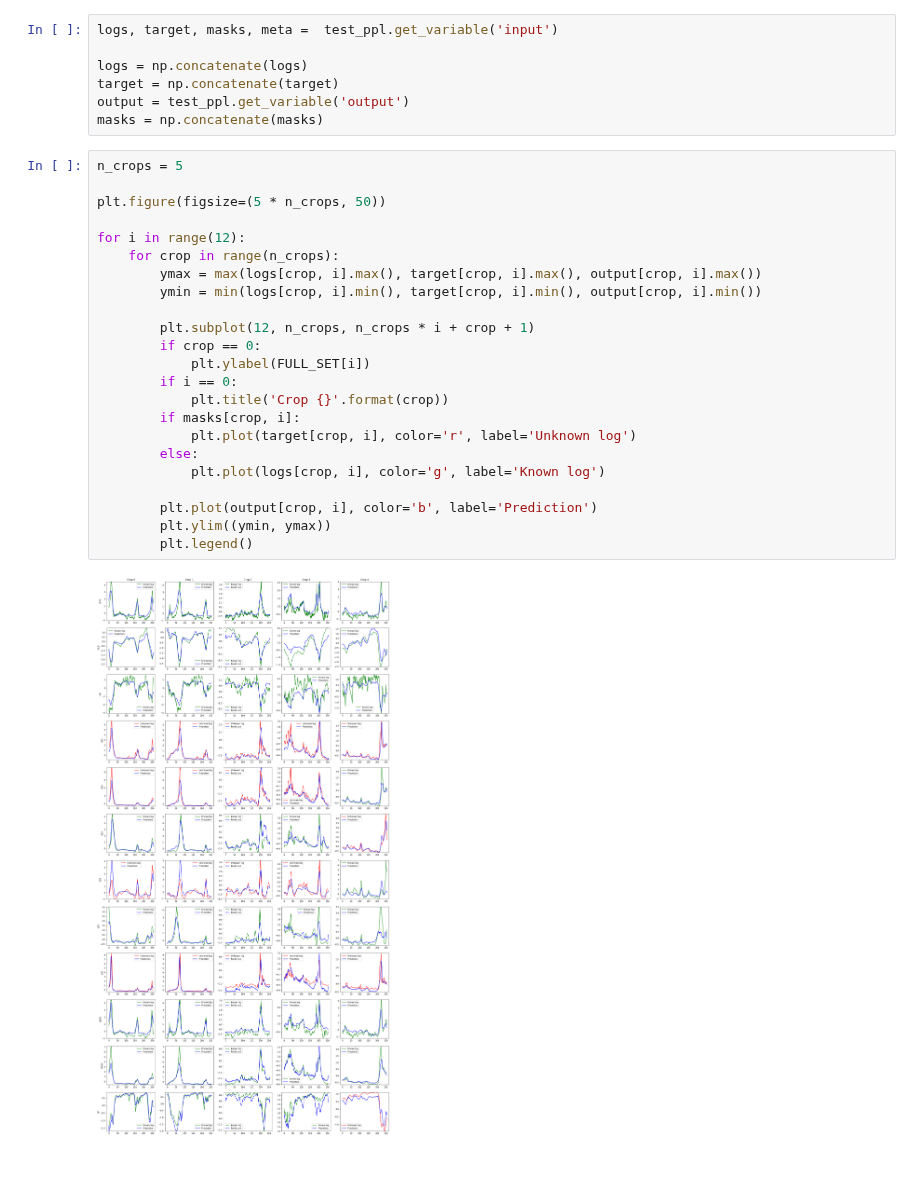
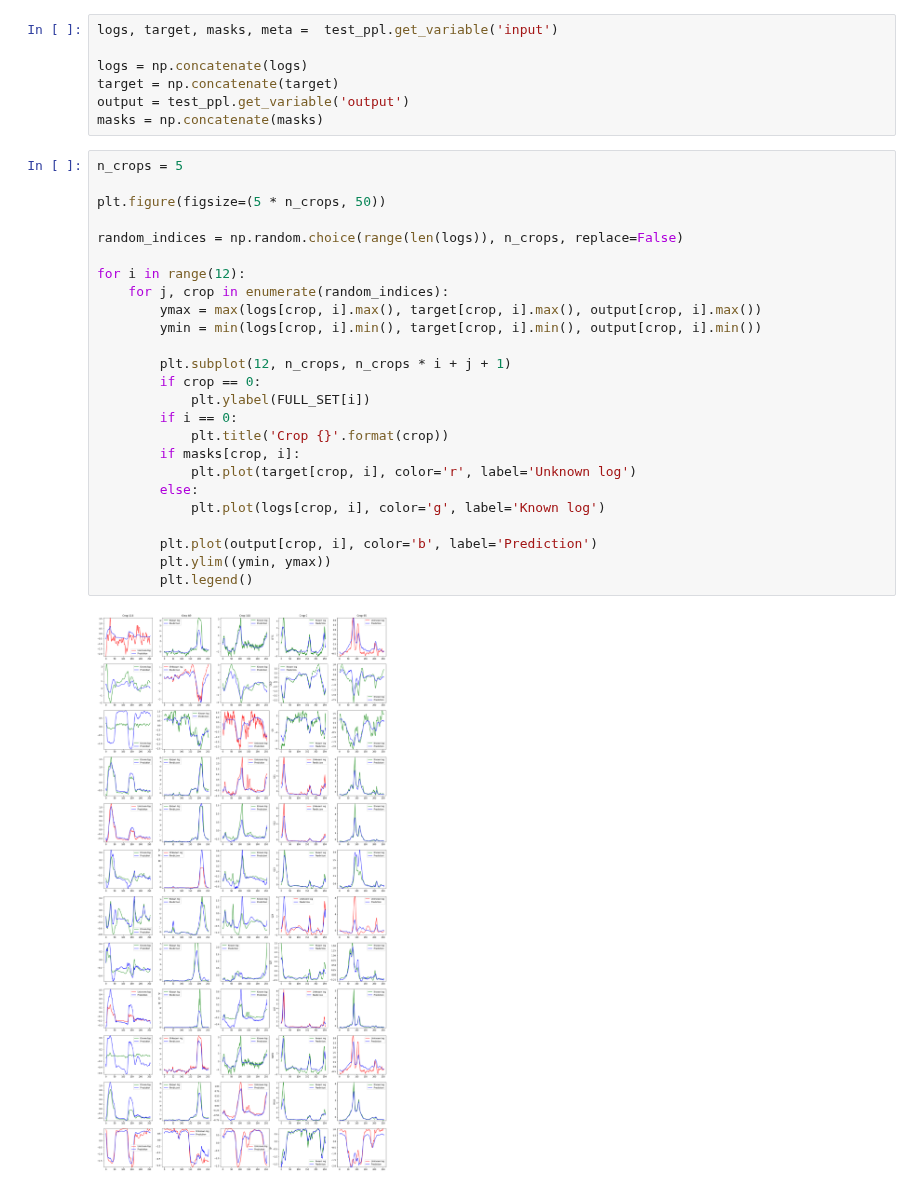
Before and after one commit to sadaqatali2027/petroflow-1, a Jupyter notebook: well_logs/models/missed_logs/missed_logs.ipynb, the cells around one changed output. Cells and saved outputs as stored; diff of their text form.

Commit message:
update plots

```diff
--- a/well_logs/models/missed_logs/missed_logs.ipynb
+++ b/well_logs/models/missed_logs/missed_logs.ipynb
@@ -149,25 +149,27 @@ masks = np.concatenate(masks)
 # %%
 n_crops = 5
 
 plt.figure(figsize=(5 * n_crops, 50))
 
+random_indices = np.random.choice(range(len(logs)), n_crops, replace=False)
+
 for i in range(12):
-    for crop in range(n_crops):
+    for j, crop in enumerate(random_indices):
         ymax = max(logs[crop, i].max(), target[crop, i].max(), output[crop, i].max())
         ymin = min(logs[crop, i].min(), target[crop, i].min(), output[crop, i].min())
 
-        plt.subplot(12, n_crops, n_crops * i + crop + 1)
+        plt.subplot(12, n_crops, n_crops * i + j + 1)
         if crop == 0:
             plt.ylabel(FULL_SET[i])
         if i == 0:
             plt.title('Crop {}'.format(crop))
         if masks[crop, i]:
             plt.plot(target[crop, i], color='r', label='Unknown log')
         else:
             plt.plot(logs[crop, i], color='g', label='Known log')
 
         plt.plot(output[crop, i], color='b', label='Prediction')
         plt.ylim((ymin, ymax))
         plt.legend()
 # %% [output]
-[figure, old version]
+[figure, new version]
```
Also changed, not shown: 1 other file.
